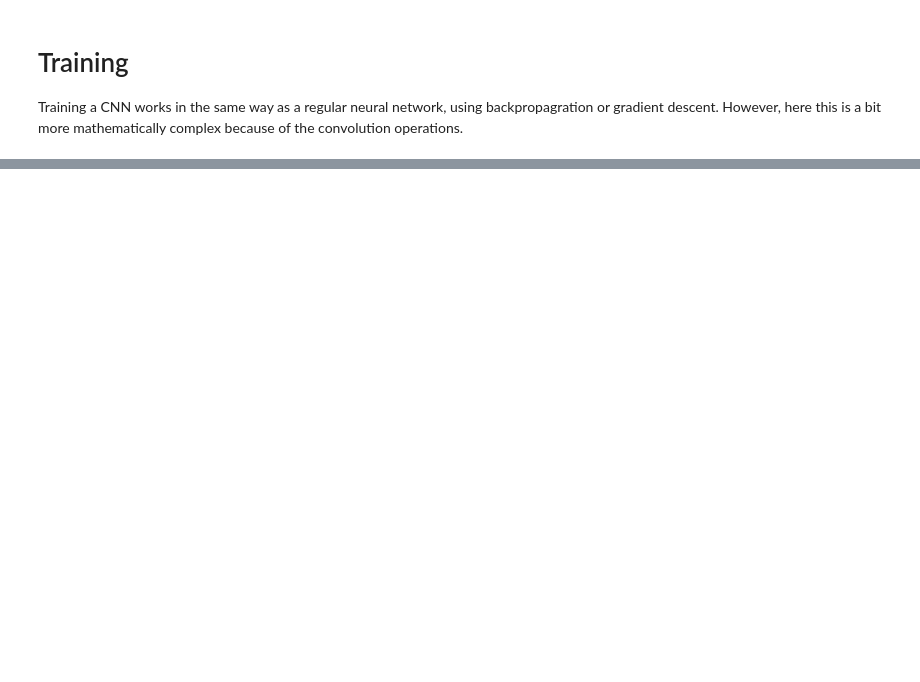
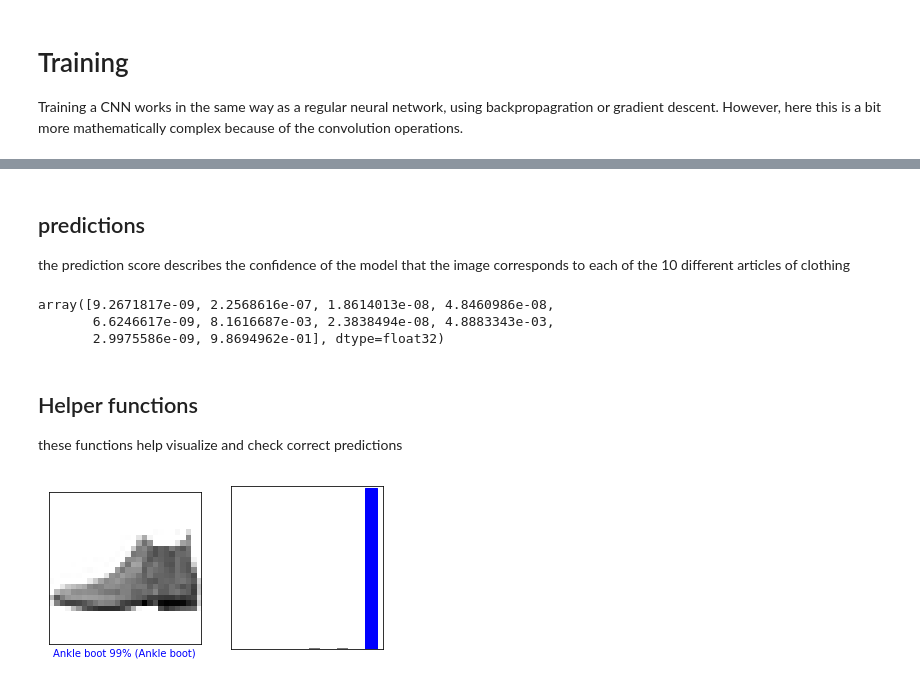
Before and after one commit to DemianMelskens/CBS, a Jupyter notebook: machine learning/Deep Learning/Convolutional Neural Network.ipynb, the cells around one changed output, grey strips where cells are left out. Drawn from its saved outputs; the diff is of its cells as text; code cells hidden in the pictures; blank space fills up the shorter version.

```diff
--- a/machine learning/Deep Learning/Convolutional Neural Network.ipynb
+++ b/machine learning/Deep Learning/Convolutional Neural Network.ipynb
@@ -197,0 +377,57 @@ model.compile(loss=keras.losses.categorical_crossentropy, optimizer=keras.optimi
+# %% [markdown]
+## predictions
+
+the prediction score describes the confidence of the model that the image corresponds to each of the 10 different articles of clothing
+# %%
+# make predictions
+predictions = model.predict(test_images)
+
+predictions[0]
+# %% [output]
+array([9.2671817e-09, 2.2568616e-07, 1.8614013e-08, 4.8460986e-08,
+       6.6246617e-09, 8.1616687e-03, 2.3838494e-08, 4.8883343e-03,
+       2.9975586e-09, 9.8694962e-01], dtype=float32)
+# %% [markdown]
+## Helper functions
+
+these functions help visualize and check correct predictions
+# %%
+def plot_image(i, predictions_array, true_label, img):
+  predictions_array, true_label, img = predictions_array[i], true_label[i], img[i]
+  plt.grid(False)
+  plt.xticks([])
+  plt.yticks([])
+
+  plt.imshow(img, cmap=plt.cm.binary)
+
+  predicted_label = np.argmax(predictions_array)
+  if predicted_label == true_label:
+    color = 'blue'
+  else:
+    color = 'red'
+
+  plt.xlabel("{} {:2.0f}% ({})".format(class_names[predicted_label],
+                                100*np.max(predictions_array),
+                                class_names[true_label]),
+                                color=color)
+
+def plot_value_array(i, predictions_array, true_label):
+  predictions_array, true_label = predictions_array[i], true_label[i]
+  plt.grid(False)
+  plt.xticks([])
+  plt.yticks([])
+  thisplot = plt.bar(range(10), predictions_array, color="#777777")
+  plt.ylim([0, 1])
+  predicted_label = np.argmax(predictions_array)
+
+  thisplot[predicted_label].set_color('red')
+  thisplot[true_label].set_color('blue')
+# %%
+i = 0
+plt.figure(figsize=(6,3))
+plt.subplot(1,2,1)
+plot_image(i, predictions, test_labels, test_data)
+plt.subplot(1,2,2)
+plot_value_array(i, predictions,  test_labels)
+# %% [output]
+[figure, added]
```
Also changed, not shown: parts of 26 cells of this notebook, 5 other files.
